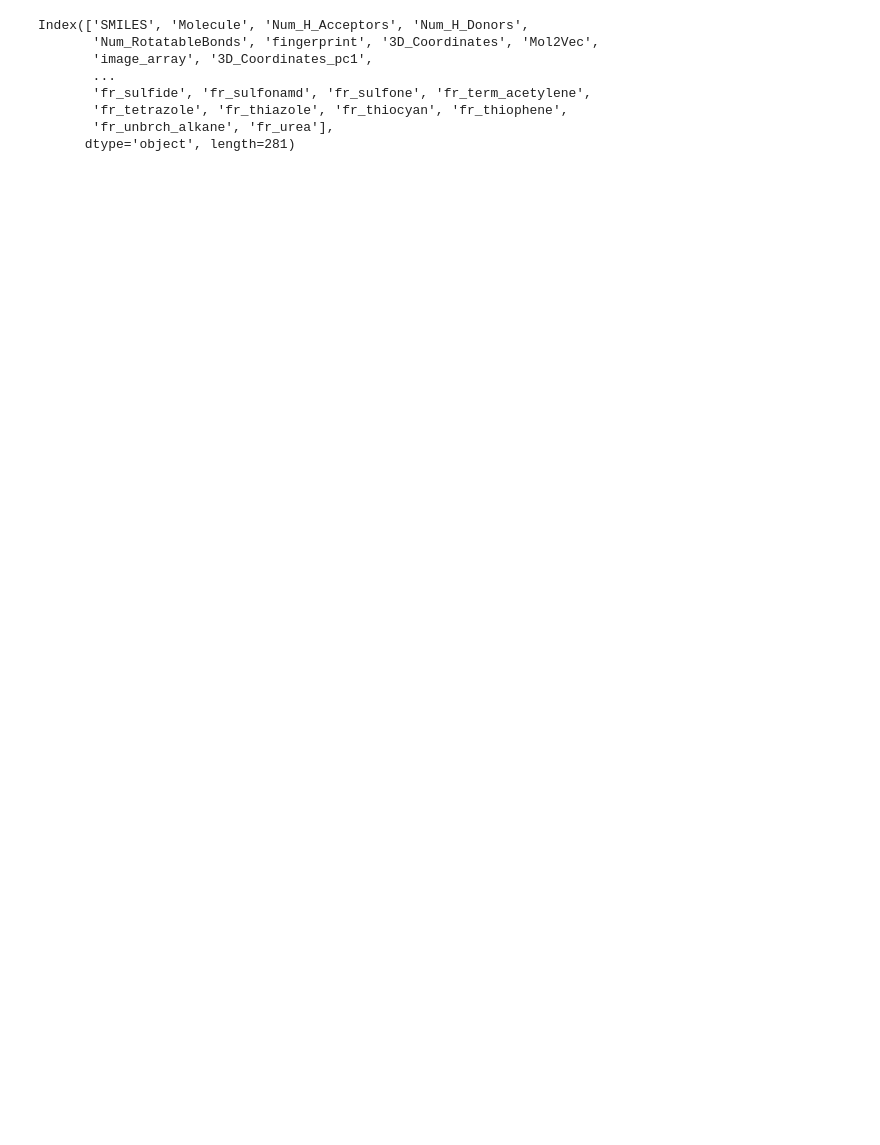
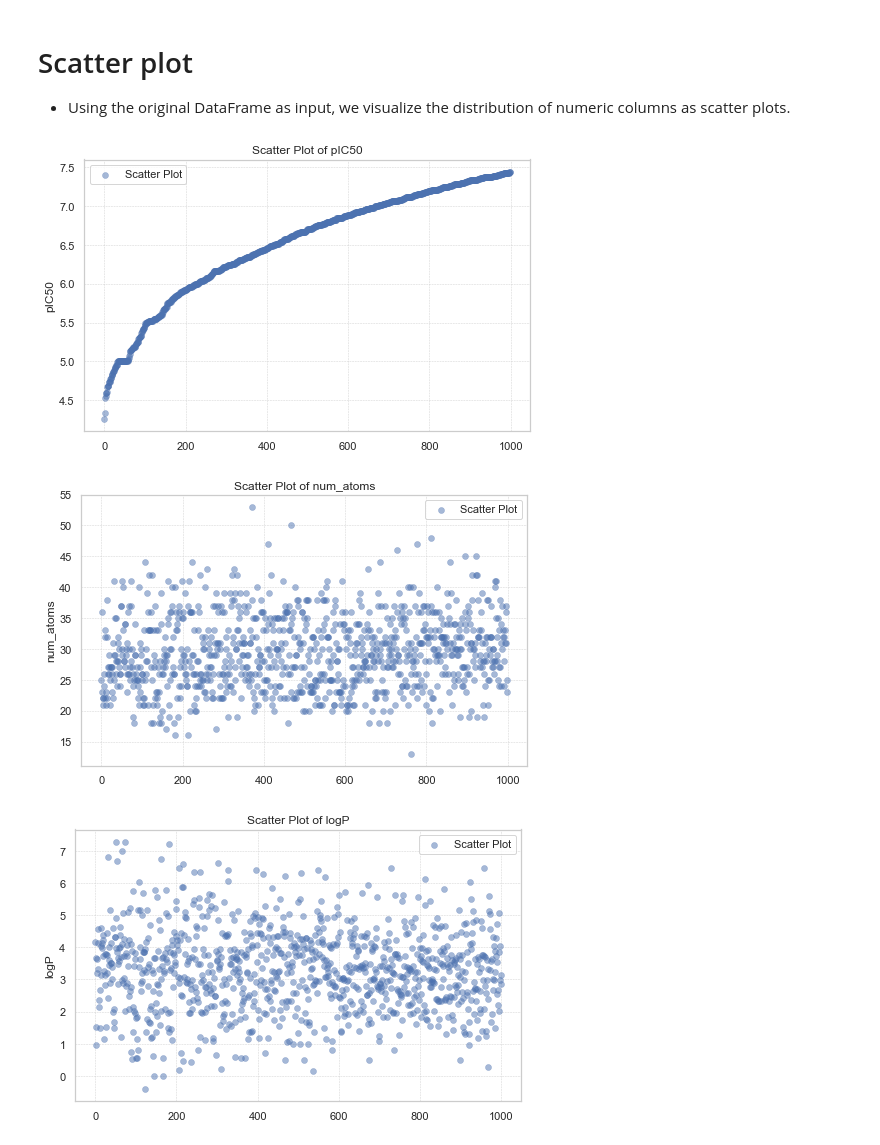
Before and after one commit to dsdanielpark/smiles-featurizer, a Jupyter notebook: tutorial.ipynb, the cells around one changed output. Cells and saved outputs as stored; diff of their text form; code cells hidden in the pictures; blank space fills up the shorter version.

```diff
--- a/tutorial.ipynb
+++ b/tutorial.ipynb
@@ -15,2 +17,0 @@ df
-# %%
-df = feature_generate(df)
@@ -26,11 +18,11 @@ df
-# %%
-df.columns
-# %% [output]
-Index(['SMILES', 'Molecule', 'Num_H_Acceptors', 'Num_H_Donors',
-       'Num_RotatableBonds', 'fingerprint', '3D_Coordinates', 'Mol2Vec',
-       'image_array', '3D_Coordinates_pc1',
-       ...
-       'fr_sulfide', 'fr_sulfonamd', 'fr_sulfone', 'fr_term_acetylene',
-       'fr_tetrazole', 'fr_thiazole', 'fr_thiocyan', 'fr_thiophene',
-       'fr_unbrch_alkane', 'fr_urea'],
-      dtype='object', length=281)
+# %% [markdown]
+# Scatter plot
+- Using the original DataFrame as input, we visualize the distribution of numeric columns as scatter plots.
+# %%
+from smilesfeature import df_scatter_plot
+
+df_scatter_plot(df)
+# %% [output]
+[figure, added]
+[figure, added]
+[figure, added]
```
Also changed, not shown: parts of 17 cells of this notebook, 7 other files.
